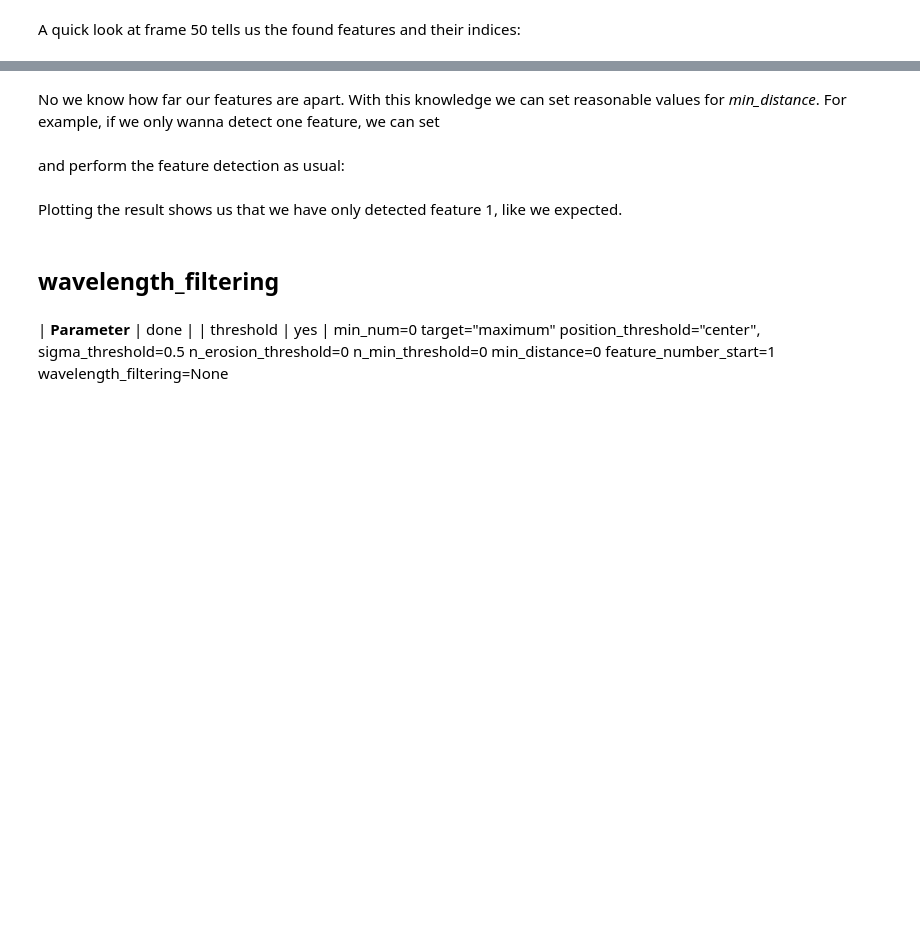
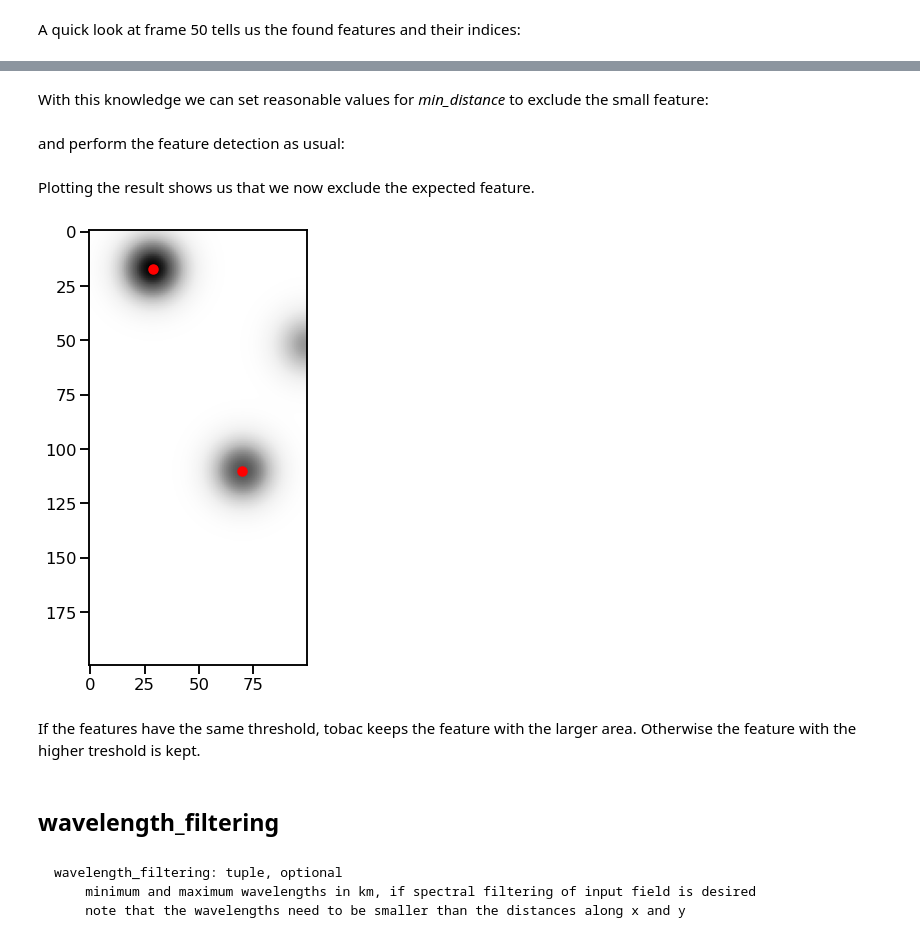
Before and after one commit to tobac-project/tobac-tutorials, a Jupyter notebook: tutorials/Basics/Features_2.ipynb, the cells around one changed output, grey strips where cells are left out. Drawn from its saved outputs; the diff is of its cells as text; code cells hidden in the pictures; blank space fills up the shorter version.

```diff
--- a/tutorials/Basics/Features_2.ipynb
+++ b/tutorials/Basics/Features_2.ipynb
@@ -155,7 +196,7 @@ tobac.analysis.analysis.calculate_distance(features_time.loc[62], features_time.
 # %% [markdown]
-No we know how far our features are apart. With this knowledge we can set reasonable values for *min_distance*. For example, if we only wanna detect one feature, we can set
+With this knowledge we can set reasonable values for *min_distance* to exclude the small feature:
 # %%
-min_distance=101608
+min_distance=70000
 # %% [markdown]
 and perform the feature detection as usual:
 # %%
@@ -170,23 +211,15 @@ features = tobac.themes.tobac_v1.feature_detection_multithreshold(data, dxy, thr
 n = 50
 mask = features['frame'] == n
 # %% [markdown]
-Plotting the result shows us that we have only detected feature 1, like we expected.
+Plotting the result shows us that we now exclude the expected feature.
 # %%
-fig, ax1 = plt.subplots(ncols = 1, figsize = (10, 10))
+fig, ax1 = plt.subplots(ncols = 1, figsize = (8, 8))
 ax1.imshow(data.data[50], cmap = 'Greys')
 
 im1 = ax1.scatter(features.where(mask)['hdim_2'], features.where(mask)['hdim_1'], color = 'red')
+# %% [output]
+[figure, added]
+# %% [markdown]
+If the features have the same threshold, tobac keeps the feature with the larger area. Otherwise the feature with the higher treshold is kept.
 # %% [markdown]
 ## wavelength_filtering
-# %% [markdown]
-| **Parameter** | done |
-| threshold     | yes  |
-    min_num=0
-    target="maximum"
-    position_threshold="center",
-    sigma_threshold=0.5
-    n_erosion_threshold=0
-    n_min_threshold=0
-    min_distance=0
-    feature_number_start=1
-    wavelength_filtering=None
@@ -194,0 +226,5 @@ axes
+# %% [markdown]
+
+    wavelength_filtering: tuple, optional
+        minimum and maximum wavelengths in km, if spectral filtering of input field is desired
+        note that the wavelengths need to be smaller than the distances along x and y
```
Also changed, not shown: parts of 25 cells of this notebook.
